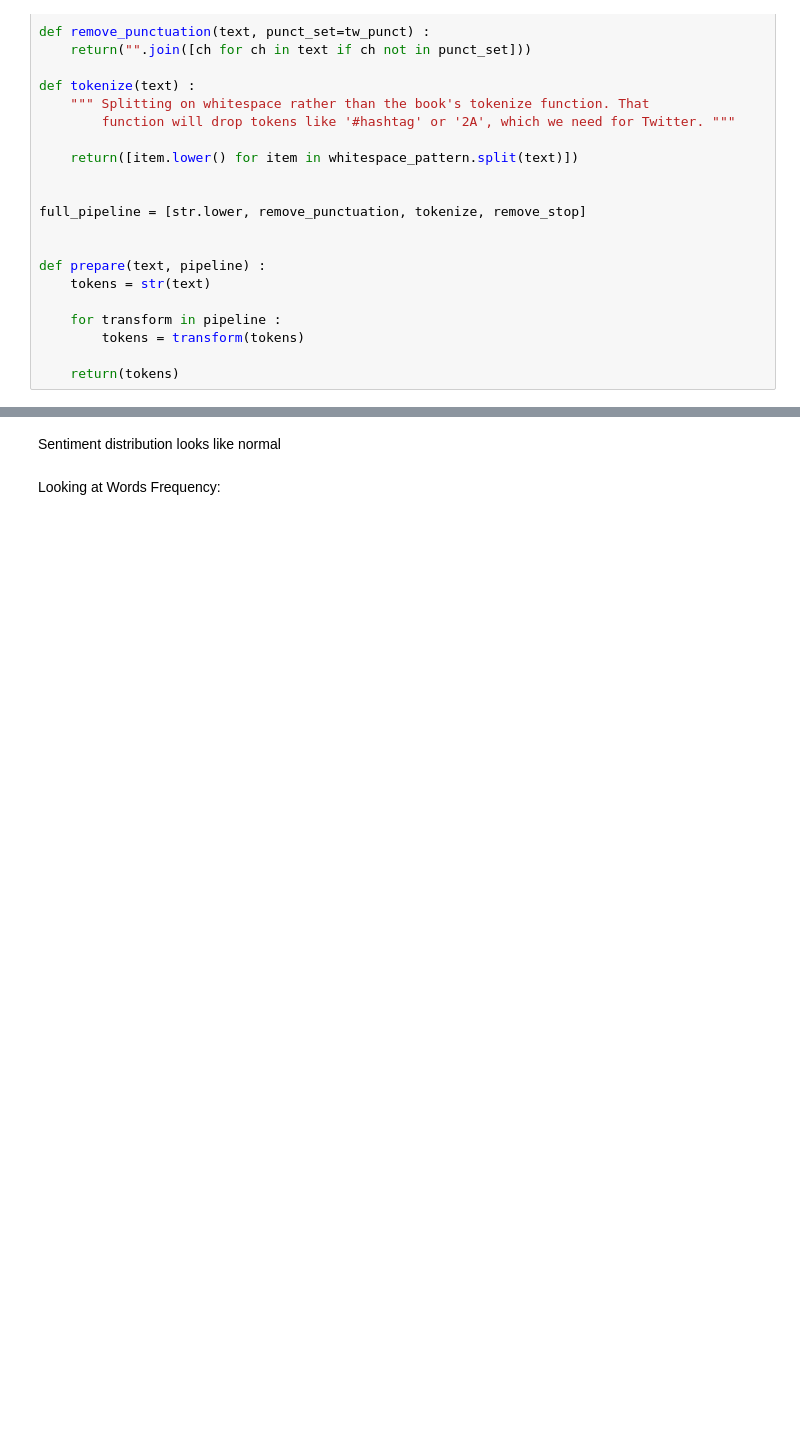
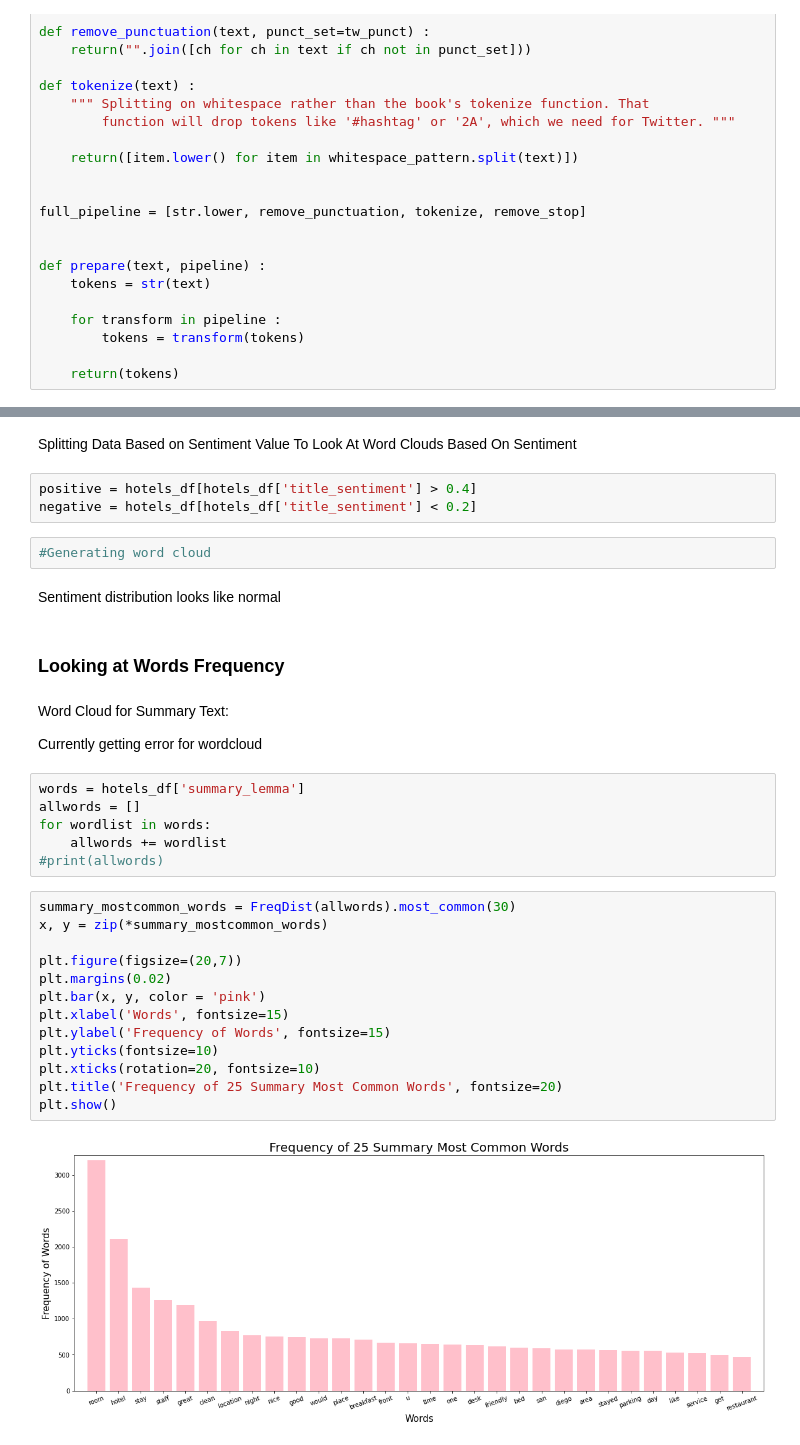
Before and after one commit to RenettaNelson/ADS-509---Applied-Text-Mining---Team-1, a Jupyter notebook: Hotel_Reviews_JU.ipynb, the cells around one changed output, grey strips where cells are left out. Drawn from its saved outputs; the diff is of its cells as text; blank space fills up the shorter version.

```diff
--- a/Hotel_Reviews_JU.ipynb
+++ b/Hotel_Reviews_JU.ipynb
@@ -537,4 +600,36 @@ fig2.show()
+# %% [markdown]
+Splitting Data Based on Sentiment Value To Look At Word Clouds Based On Sentiment
+# %%
+positive = hotels_df[hotels_df['title_sentiment'] > 0.4]
+negative = hotels_df[hotels_df['title_sentiment'] < 0.2]
+# %%
+#Generating word cloud
 # %% [markdown]
 Sentiment distribution looks like normal
 # %% [markdown]
-Looking at Words Frequency:
+### Looking at Words Frequency
+# %% [markdown]
+Word Cloud for Summary Text:
+
+Currently getting error for wordcloud
+# %%
+words = hotels_df['summary_lemma']
+allwords = []
+for wordlist in words:
+    allwords += wordlist
+#print(allwords)
+# %%
+summary_mostcommon_words = FreqDist(allwords).most_common(30)
+x, y = zip(*summary_mostcommon_words)
+
+plt.figure(figsize=(20,7))
+plt.margins(0.02)
+plt.bar(x, y, color = 'pink')
+plt.xlabel('Words', fontsize=15)
+plt.ylabel('Frequency of Words', fontsize=15)
+plt.yticks(fontsize=10)
+plt.xticks(rotation=20, fontsize=10)
+plt.title('Frequency of 25 Summary Most Common Words', fontsize=20)
+plt.show()
+# %% [output]
+[figure, added]
```
Also changed, not shown: parts of 24 cells of this notebook.
